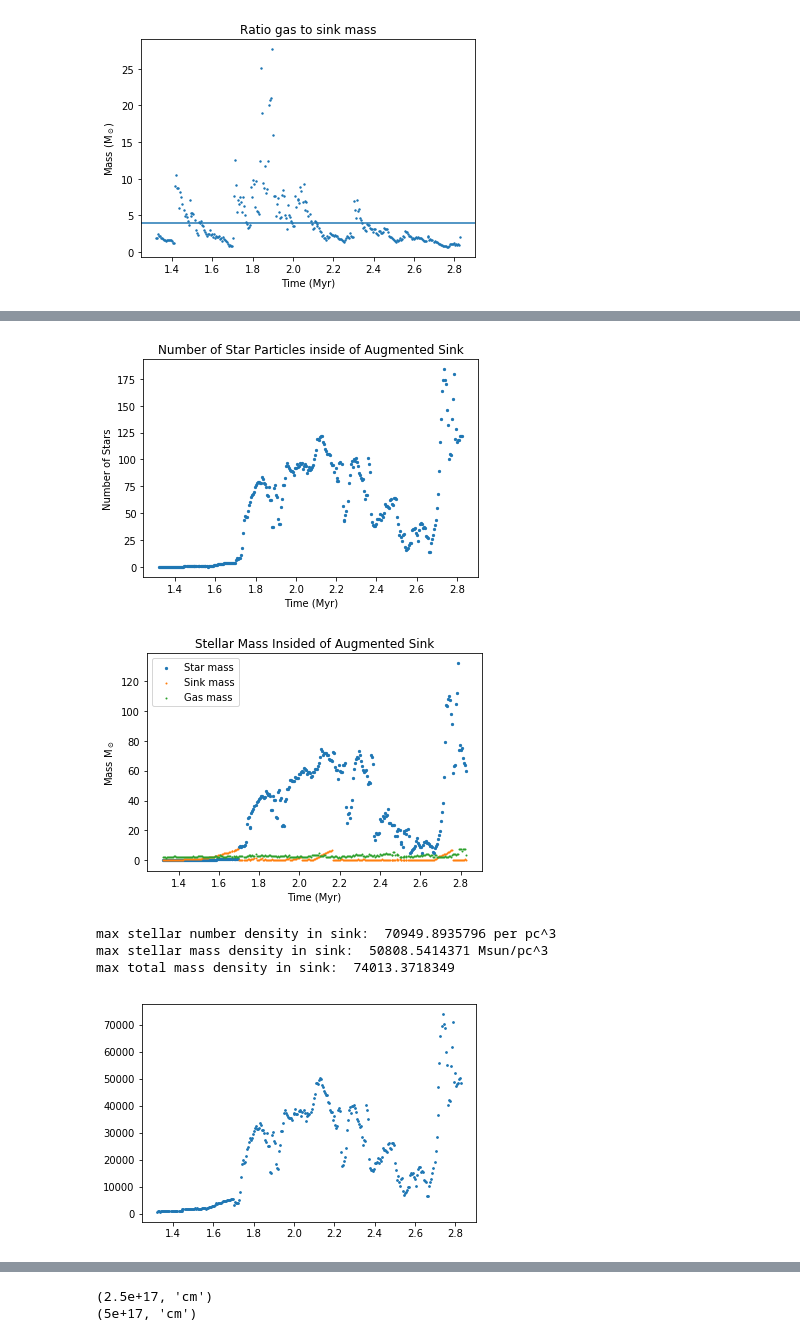
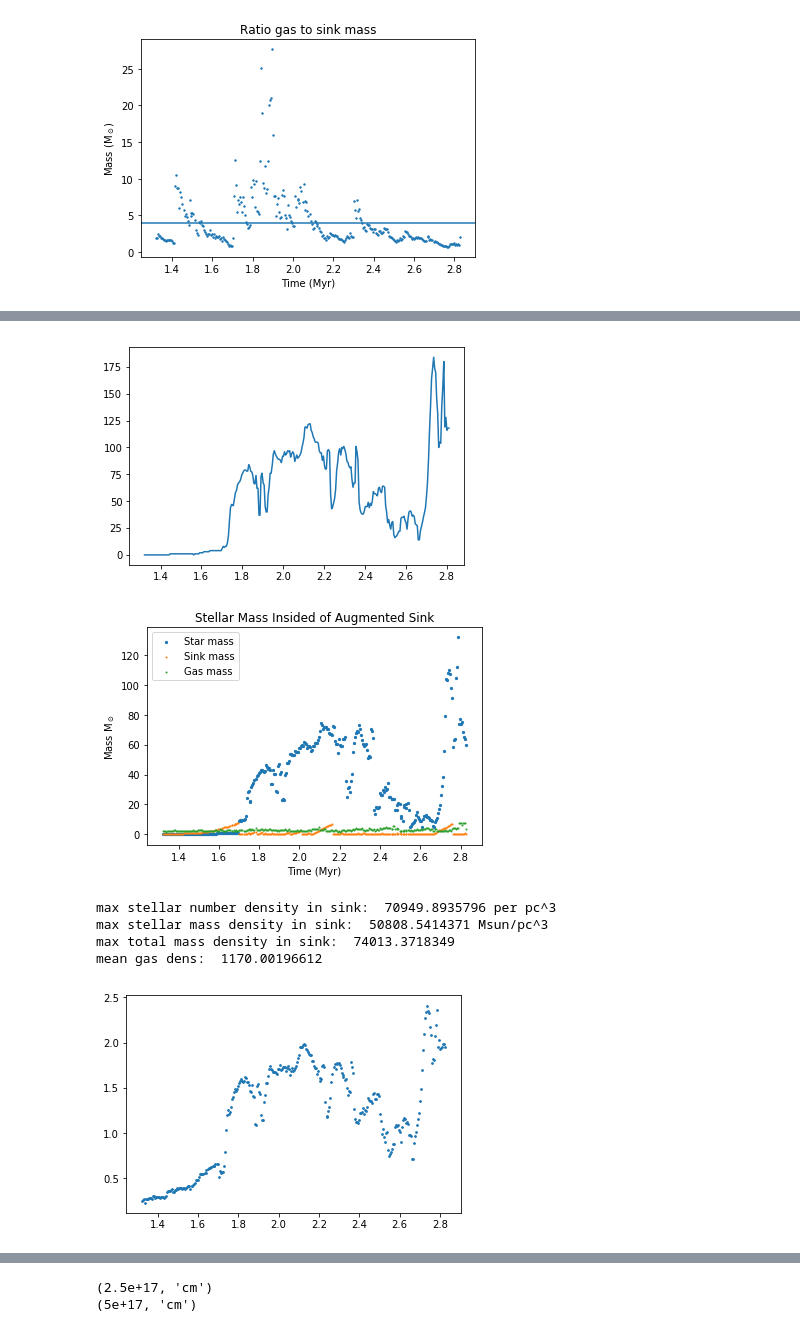
Before and after one commit to seanlabean/star-formation-methods, a Jupyter notebook: SinkGasStatus/plot-sink-data-from-pickle.ipynb, the cells around one changed output, grey strips where cells are left out. Drawn from its saved outputs; the diff is of its cells as text; code cells hidden in the pictures.

```diff
--- a/SinkGasStatus/plot-sink-data-from-pickle.ipynb
+++ b/SinkGasStatus/plot-sink-data-from-pickle.ipynb
@@ -3,8 +11,8 @@ import matplotlib.pyplot as plt
 import pickle
 import numpy as np
 # %%
-#sink_gas_data = pickle.load(open('./pickles/L5_8M_sink_data.pickle','rb'))
-sink_gas_data = pickle.load(open('./pickles/L5_8M_sink_and_star_data.pickle', 'rb'))
+#sink_gas_and_star_data = pickle.load(open('./pickles/L5_8M_sink_data.pickle','rb'))
+sink_gas_and_star_data = pickle.load(open('./pickles/L5_8M_sink_and_star_data.pickle', 'rb'))
 # %%
 def calculate_mass_thresh(sink_rad, dens_thresh):
     vol = (4./3) * np.pi * sink_rad**3
@@ -99,68 +171,69 @@ plt.show()
 # %%
-sink_name = '65541.0'
 plt.figure()
-sink_array = np.where(sink_gas_data['name'] == sink_name)
-
-plt.scatter(sink_gas_data[sink_array]["time"][0]*3.17098e-14,
-            sink_gas_data[sink_array]["stars_in_sink"][0],
-            s=5
+plt.plot(sink_gas_and_star_data[sink_array]["time"][0][3:]*3.17098e-14,
+            sink_gas_and_star_data[sink_array]["stars_in_sink"][0][3:],
+            label=sink_name
             )
-#plt.scatter(sink_gas_data[sink_array]["time"][0]*3.17098e-14,sink_gas_data["gas_mass"].mean()*5.0279e-34,label='Avg gas',s=1)
-plt.title('Number of Star Particles inside of Augmented Sink')
-plt.xlabel('Time (Myr)')
-plt.ylabel('Number of Stars')
-plt.legend()
-plt.show()
 
 
 plt.figure()
 
-plt.scatter(sink_gas_data[sink_array]["time"][0]*3.17098e-14,
-            sink_gas_data[sink_array]["star_mass_sink"][0]*5.0279e-34,
+plt.scatter(sink_gas_and_star_data[sink_array]["time"][0]*3.17098e-14,
+            sink_gas_and_star_data[sink_array]["star_mass_sink"][0]*5.0279e-34,
             label='Star mass',
             s=5
             )
-plt.scatter(sink_gas_data[sink_array]["time"][0]*3.17098e-14,
-            sink_gas_data[sink_array]["sink_mass"][0]*5.0279e-34,
+plt.scatter(sink_gas_and_star_data[sink_array]["time"][0]*3.17098e-14,
+            sink_gas_and_star_data[sink_array]["sink_mass"][0]*5.0279e-34,
             label='Sink mass',
             s=1)
-plt.scatter(sink_gas_data[sink_array]["time"][0]*3.17098e-14,
-            sink_gas_data[sink_array]["gas_mass"][0]*5.0279e-34,
+plt.scatter(sink_gas_and_star_data[sink_array]["time"][0]*3.17098e-14,
+            sink_gas_and_star_data[sink_array]["gas_mass"][0]*5.0279e-34,
             label='Gas mass',
             s=1)
 #plt.scatter(sink_gas_data[sink_array]["time"][0]*3.17098e-14,sink_gas_data["gas_mass"].mean()*5.0279e-34,label='Avg gas',s=1)
 #plt.xlim(1.3, 2.0)
 #plt.ylim(-5, 40)
 plt.title('Stellar Mass Insided of Augmented Sink')
 plt.xlabel('Time (Myr)')
 plt.ylabel('Mass M$_\odot$')
 plt.legend()
 plt.show()
 
 #calculate stars/cubic parsec
 sink_vol = (4./3) * np.pi * 0.08523**3
-stars_in_aug_sink = sink_gas_data[sink_array]["stars_in_sink"][0]
+stars_in_aug_sink = sink_gas_and_star_data[sink_array]["stars_in_sink"][0]
 stellar_density = stars_in_aug_sink/sink_vol
 
 print 'max stellar number density in sink: ', stellar_density.max(), "per pc^3"
 
-gas_mass_in_aug_sink = sink_gas_data[sink_array]["gas_mass"][0]*5.0279e-34
-star_mass_in_aug_sink = sink_gas_data[sink_array]["star_mass_sink"][0]*5.0279e-34
-aug_sink_mass = sink_gas_data[sink_array]["sink_mass"][0]*5.0279e-34
+gas_mass_in_aug_sink = sink_gas_and_star_data[sink_array]["gas_mass"][0]*5.0279e-34
+star_mass_in_aug_sink = sink_gas_and_star_data[sink_array]["star_mass_sink"][0]*5.0279e-34
+aug_sink_mass = sink_gas_and_star_data[sink_array]["sink_mass"][0]*5.0279e-34
 tot_mass_in_sink = gas_mass_in_aug_sink + stars_in_aug_sink + aug_sink_mass
 
 sink_mass_density = tot_mass_in_sink/sink_vol
 
 print 'max stellar mass density in sink: ', star_mass_in_aug_sink.max()/sink_vol, 'Msun/pc^3'
 print 'max total mass density in sink: ', sink_mass_density.max()
+mean_gas_mass = sink_gas_and_star_data[sink_array]["gas_mass"][0].mean()*5.0279e-34
+mean_gas_dens = mean_gas_mass / sink_vol
+print 'mean gas dens: ', mean_gas_dens
+
+# Calculating Virial Velocity
+G = 6.67e-11 #SI
+rad_sink = 2.629923e+15 #meters
+tot_mass_in_sink_kg = tot_mass_in_sink / 5.0279000132e-31
+v_vir = np.sqrt((3./5)*G*tot_mass_in_sink_kg/rad_sink) / 1000 # km/s
 
 plt.figure()
-plt.scatter(sink_gas_data[sink_array]["time"][0]*3.17098e-14, sink_mass_density, s=3)
+plt.scatter(sink_gas_and_star_data[sink_array]["time"][0]*3.17098e-14, v_vir, s=3)
 plt.show()
 # %% [output]
-[figure, old version]
+[figure, new version]
 [figure]
 max stellar number density in sink:  70949.8935796 per pc^3
 max stellar mass density in sink:  50808.5414371 Msun/pc^3
 max total mass density in sink:  74013.3718349
+mean gas dens:  1170.00196612
-[figure, old version]
+[figure, new version]
```
Also changed, not shown: parts of 16 cells of this notebook, 4 other files.
